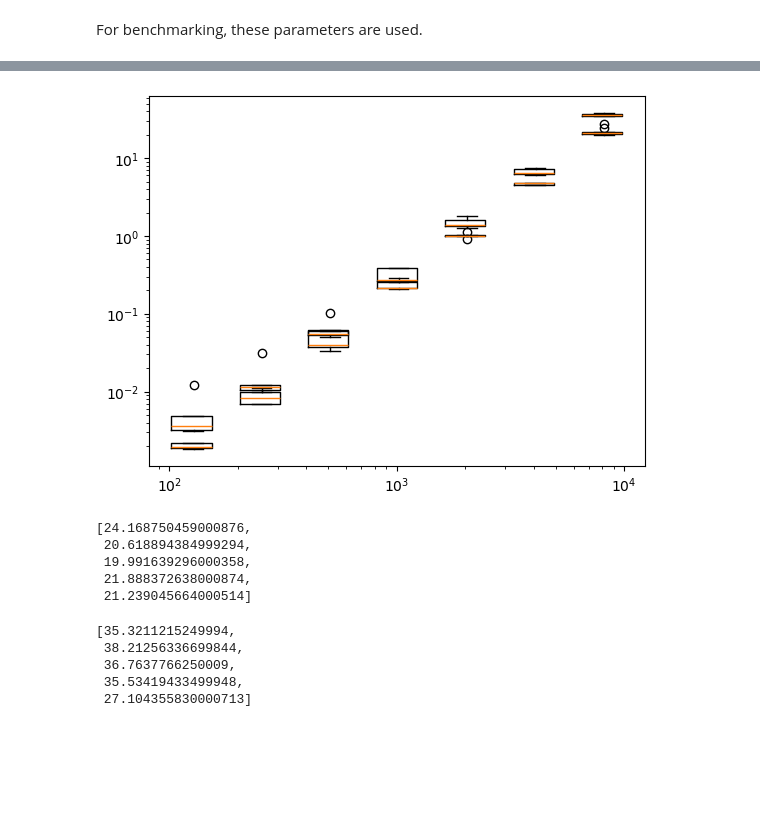
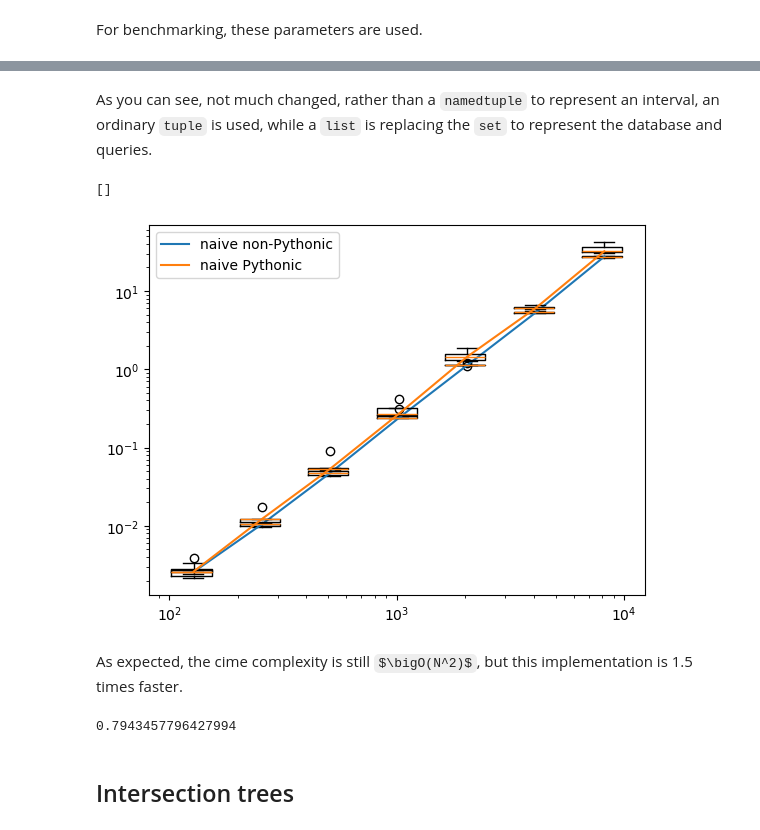
Before and after one commit to gjbex/Python-for-programmers, a Jupyter notebook: source_code/intersection_trees/intersection_trees.ipynb, the cells around one changed output, grey strips where cells are left out. Drawn from its saved outputs; the diff is of its cells as text; code cells hidden in the pictures; some formulas as TeX source; blank space fills up the shorter version.

Commit message:
Add intersection tree implementation and tests

```diff
--- a/source_code/intersection_trees/intersection_trees.ipynb
+++ b/source_code/intersection_trees/intersection_trees.ipynb
@@ -88,3 +116,5 @@ The time complexity of this algorithm is $N^2$ for $|D| = |Q| = N$.
+# %% [markdown]
+As you can see, not much changed, rather than a `namedtuple` to represent an interval, an ordinary `tuple` is used, while a `list` is replacing the `set` to represent the database and queries.
 # %%
 import naive_intersectionic_queries
 # %%
@@ -98,26 +128,25 @@ naive_times = [
         globals=globals(),
     ) for size in sizes
 ]
+# %%
+list()
+# %% [output]
+[]
 # %%
 plt.boxplot(naive_times, widths=[40.0*size/100 for size in sizes], positions=sizes)
+plt.plot(sizes, list(map(statistics.median, naive_times)), label='naive non-Pythonic')
 plt.boxplot(naive_pythonic_times, widths=[40.0*size/100 for size in sizes], positions=sizes)
+plt.plot(sizes, list(map(statistics.median, naive_pythonic_times)), label='naive Pythonic')
+plt.legend()
 plt.xscale('log')
 plt.yscale('log');
 # %% [output]
-[figure, old version]
+[figure, new version]
-# %%
-naive_times[-1]
-# %% [output]
-[24.168750459000876,
- 20.618894384999294,
- 19.991639296000358,
- 21.888372638000874,
- 21.239045664000514]
-# %%
-naive_pythonic_times[-1]
-# %% [output]
-[35.3211215249994,
- 38.21256336699844,
- 36.7637766250009,
- 35.53419433499948,
- 27.104355830000713]
+# %% [markdown]
+As expected, the cime complexity is still $\bigO(N^2)$, but this implementation is 1.5 times faster.
+# %%
+statistics.mean(naive_times[-1])/statistics.mean(naive_pythonic_times[-1])
+# %% [output]
+0.7943457796427994
+# %% [markdown]
+## Intersection trees
```
Also changed, not shown: parts of 30 cells of this notebook, 1 other file.
